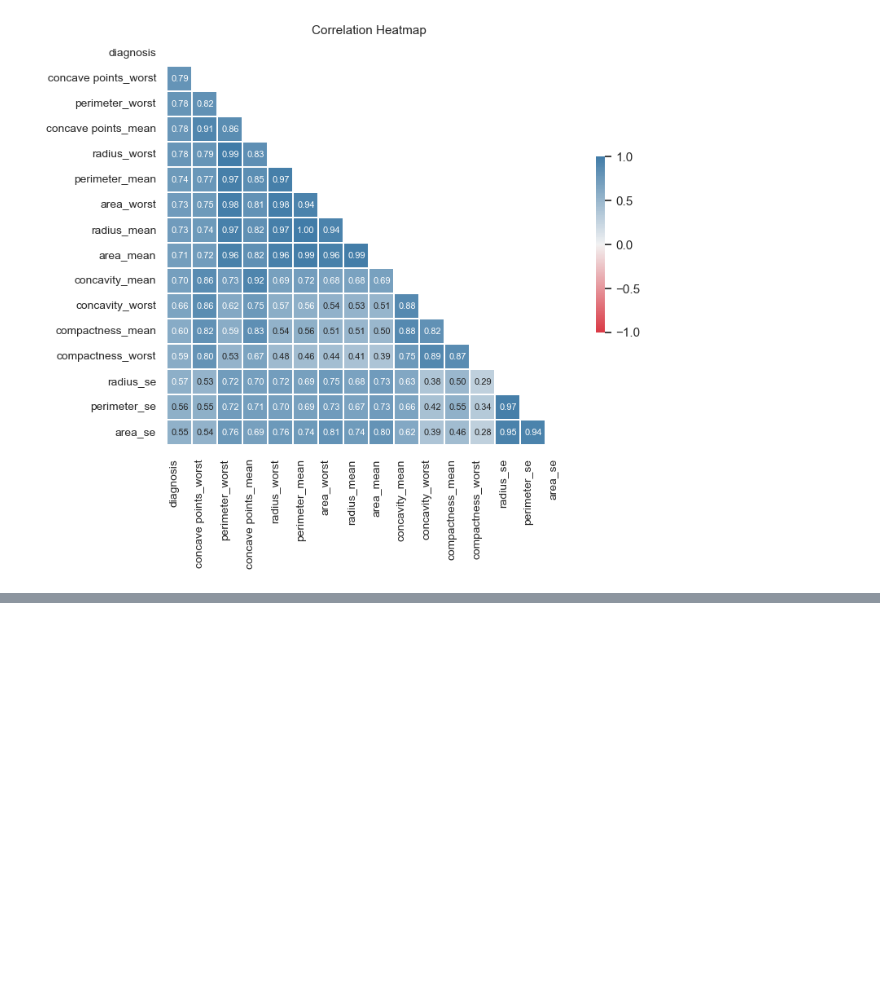
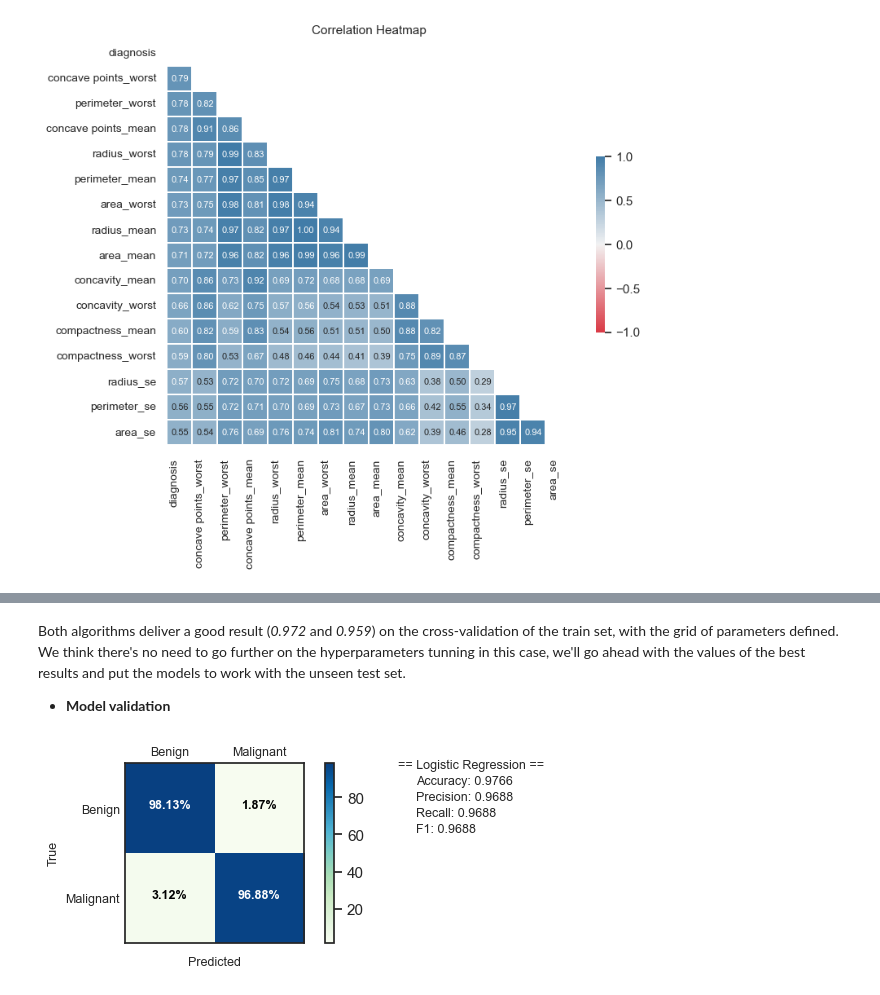
Before and after one commit to JV-Peluso/Breast_Cancer, a Jupyter notebook: BC_notebook.ipynb, the cells around one changed output, grey strips where cells are left out. Cells and saved outputs as stored; diff of their text form; code cells hidden in the pictures; blank space fills up the shorter version.

```diff
--- a/BC_notebook.ipynb
+++ b/BC_notebook.ipynb
@@ -628,0 +579,19 @@ import itertools
+# %% [markdown]
+Both algorithms deliver a good result (_0.972_ and _0.959_) on the cross-validation of the train set, with the grid of parameters defined. We think there's no need to go further on the hyperparameters tunning in this case, we'll go ahead with the values of the best results and put the models to work with the unseen test set.
+
+* **Model validation**
+# %%
+# Create the classifier
+classLR = LogisticRegression(C = randomLR_class.best_params_['C'])
+
+# Fit and predict
+classLR.fit(X_train_sc, y_train)
+classLR_Pred = classLR.predict(X_test_sc)
+classLR_PP = classLR.predict_proba(X_test_sc)[:,1]
+
+# Plot the confussion matrix
+pg.setStyle(style = 'white')
+pg.plotConfMatrix("Logistic Regression", y_test, classLR_Pred, ['Benign', 'Malignant'],
+                  title='Confusion matrix', cmap='GnBu', figSize = [4.5,2.5], normalize=True)
+# %% [output]
+[figure, added]
```
Also changed, not shown: parts of 34 cells of this notebook.
